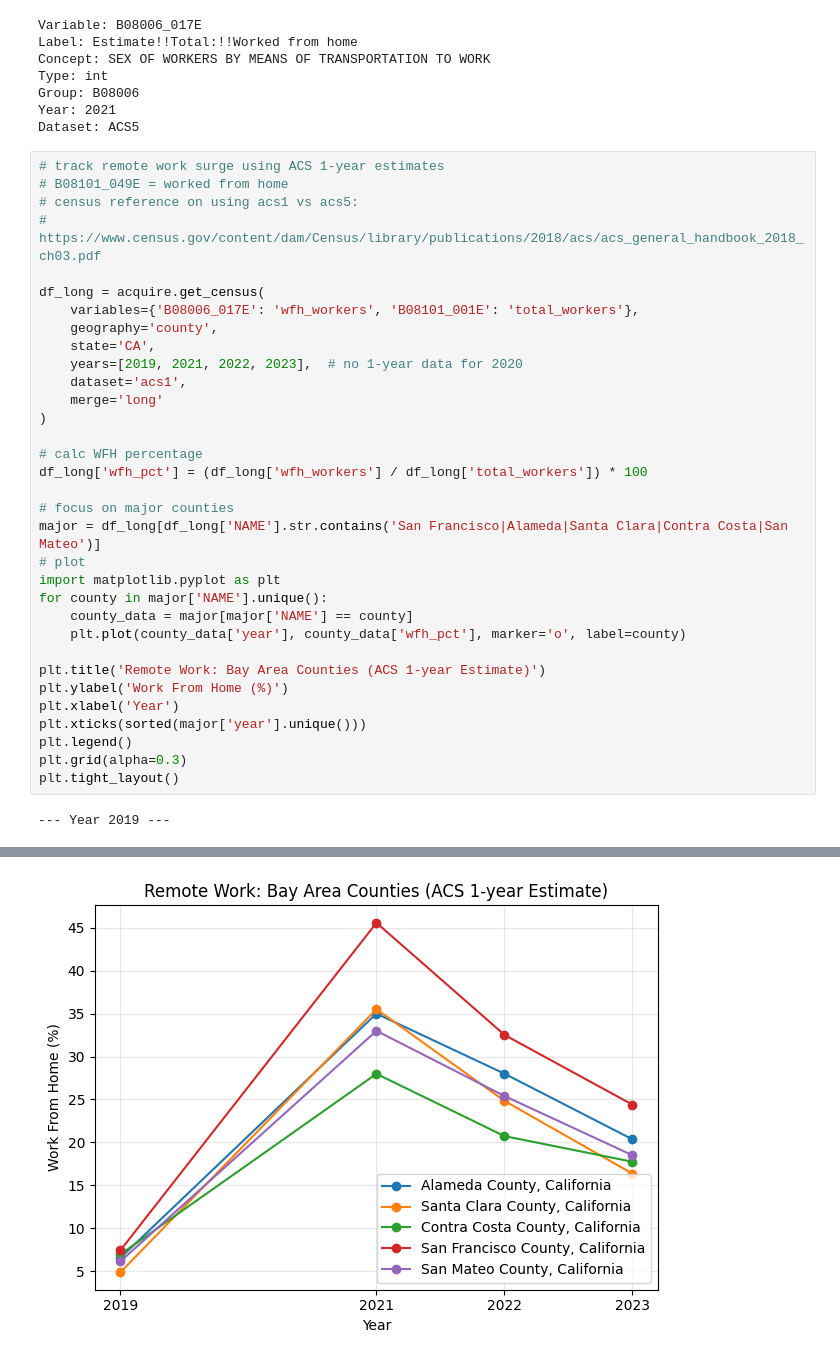
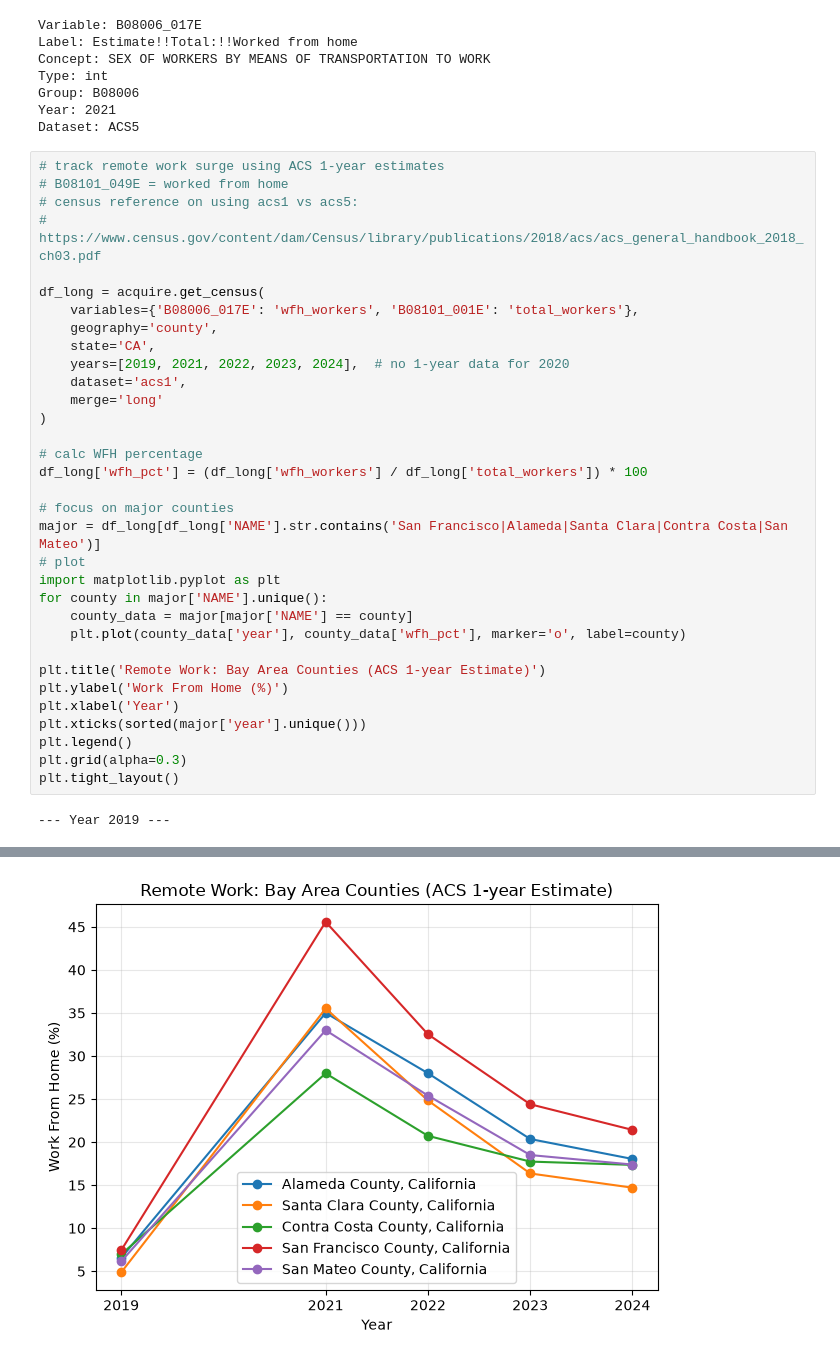
Before and after one commit to Cmaj7-B/pycen-tutorials, a Jupyter notebook: tutorials/3_acquire_tabular.ipynb, the cells around one changed output, grey strips where cells are left out. Drawn from its saved outputs; the diff is of its cells as text.

```diff
--- a/tutorials/3_acquire_tabular.ipynb
+++ b/tutorials/3_acquire_tabular.ipynb
@@ -170,7 +170,7 @@ df_long = acquire.get_census(
     variables={'B08006_017E': 'wfh_workers', 'B08101_001E': 'total_workers'},
     geography='county',
     state='CA',
-    years=[2019, 2021, 2022, 2023],  # no 1-year data for 2020
+    years=[2019, 2021, 2022, 2023, 2024],  # no 1-year data for 2020
     dataset='acs1',
     merge='long'
 )
@@ -216 +221 @@ Loading from cache: pycen_cache/api/acs1_2023_county_06__771cfbb6f5fa7c43.csv
-[figure, old version]
+[figure, new version]
```
Also changed, not shown: parts of 5 cells of this notebook, 4 other files.
